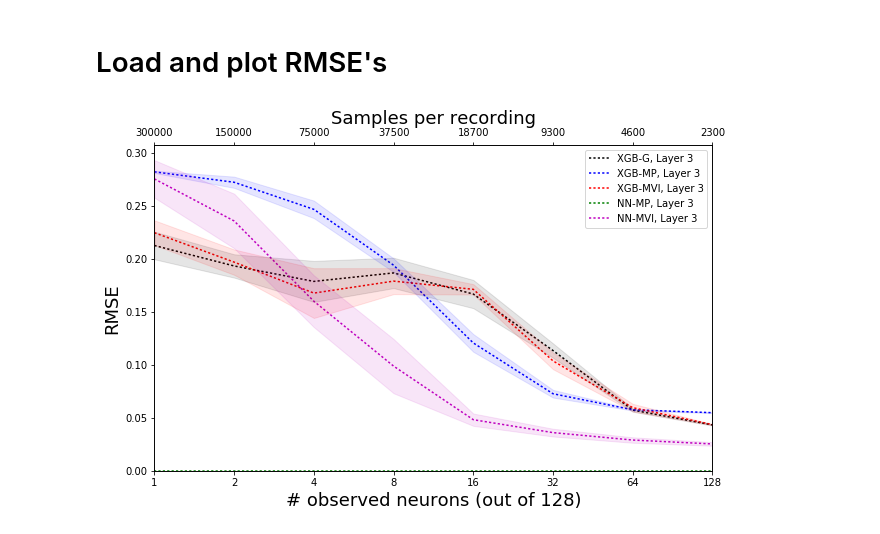
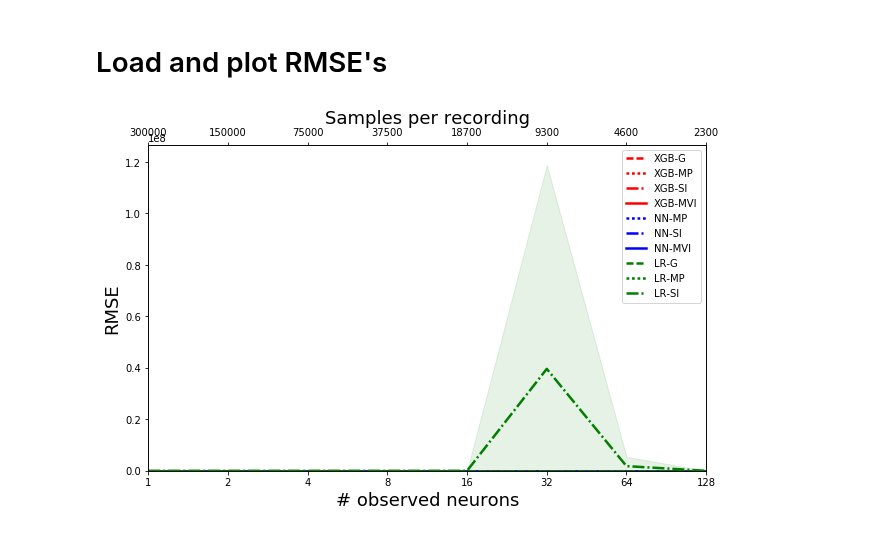
Before and after one commit to striantafillou/partial_recordings, a Jupyter notebook: RE_plot_RMSEs_sof.ipynb, the cells around one changed output. Drawn from its saved outputs; the diff is of its cells as text; code cells hidden in the pictures.

Commit message:
added figure 1

```diff
--- a/RE_plot_RMSEs_sof.ipynb
+++ b/RE_plot_RMSEs_sof.ipynb
@@ -5,56 +5,70 @@ import matplotlib.pyplot as pl
 %matplotlib inline
 import numpy as np
 import pickle
+import os.path
 
-figName = 'figures/RMSEs_XGB_vs_XGBMP'
 x = [2**x for x in range(8)]
 x = range(len(x))
 fig = pl.figure(figsize=(10,6))
 ax1 = fig.add_subplot(111)
 ax1.set_xlim([0, len(x)-1])
 ax2 = ax1.twiny()
 
 
-networks =['NN']
+#networks =['NN']
+network='NN'
 nRecordings =10
-methods =['XGB', 'XGBMP', 'XGBMVI', 'NNMP', 'NNMVI']
-methodLabels =['XGB-G', 'XGB-MP', 'XGB-MVI', 'NN-MP', 'NN-MVI']
-lstyles =['-',  '--', ':']
-colors =['k', 'b', 'r', 'g', 'm', 'c']
-iLayer=2
+#methods =['XGB', 'XGBMP', 'XGBMVI', 'XGBSI', 'NNMP', 'NNMVI', 'NNSI']
+methods = ['XGB', 'NN', 'LR']
+imputationMethods = ['', 'MP', 'SI', 'MVI']
+imputationMethodLs = ['G', 'MP', 'SI', 'MVI']
+#methodLabels =['XGB-G', 'XGB-MP', 'XGB-MVI', 'XGB-SI','NN-MP', 'NN-MVI', 'NN-SI']
+
+markers = ['.', 'x', 'o', '>']
+lstyles =[ '--', ':', '-.','-' ]
+colors =['r', 'b', 'g', 'm', 'c']
+iLayer=0
+figName = 'figures/Figure 1-Layer ' + str(iLayer)
 
 for iMethod in range(len(methods)):
-    for iNetwork in range(len(networks)):
+    for iImputation in range(len(imputationMethods)):
         #for iLayer in range(0,len(layers), 2):
-        fName = 'results/' + methods[iMethod] + '_RMSES_Layer' + str(iLayer) + 'nRec' + \
-                str(nRecordings) + networks[iNetwork] + '.dat'
-        with open(fName,'rb') as f:
-            rmses = pickle.load(f)
-        f.close()
-        y = np.mean(np.mean(rmses, axis=1), axis=0)
-        error = np.std(np.mean(rmses, axis=1), axis=0)
-        ax1.plot(x, y, label=methodLabels[iMethod]+', Layer '+ str(iLayer+1),
-                 color=colors[iMethod],linestyle=lstyles[iLayer])
-        pl.fill_between(x, y-error, y+error, alpha=0.1, color  = colors[iMethod] )
+        curMethod=methods[iMethod]+imputationMethods[iImputation]
+        fName = 'results/' + curMethod + '_RMSES_Layer' + str(iLayer) + 'nRec' + \
+                str(nRecordings) + network + '.dat'
+
+        if os.path.exists(fName):
+
+            with open(fName,'rb') as f:
+                rmses = pickle.load(f)
+            f.close()
+            y = np.mean(np.mean(rmses, axis=1), axis=0)
+            error = np.std(np.mean(rmses, axis=1), axis=0)
+#             ax1.plot(x, y, label=methods[iMethod]+'-'+imputationMethodLs[iImputation]+', Layer '+ str(iLayer+1) , linewidth=2.5,\
+#                      markersize ='10',linestyle=lstyles[iImputation],color=colors[iMethod])#\
+            ax1.plot(x, y, label=methods[iMethod]+'-'+imputationMethodLs[iImputation] , linewidth=2.5,\
+                     markersize ='10',linestyle=lstyles[iImputation],color=colors[iMethod])#\
+                     #color=colors[iMethod], marker = markers[iImputation])#linestyle=lstyles[iImputation])
+            pl.fill_between(x, y-error, y+error, alpha=0.1, color  = colors[iMethod] )
 
 
 legend = ax1.legend(loc='upper right', shadow=False)
-ax1.set_xlabel('# observed neurons (out of 128)', fontsize=18)
+ax1.set_xlabel('# observed neurons', fontsize=18)
 ax2.set_xlabel('Samples per recording',  fontsize=18)
 
 
 ax2.set_xlim(ax1.get_xlim())
 ax1.set_xticklabels( [2**x for x in range(8)])
 nSamples = np.divide(int(30000/nRecordings),[2**x for x in range(8)])*100
 
 ax2.set_xticklabels(nSamples)
 ax1.set_ylabel('RMSE', fontsize=18)
 yl = ax1.get_ylim()
 ax1.set_ylim([0, yl[1]])
 #ax1.set_ylim([0, .5])
 
 pl.draw()
 pl.savefig(figName +'.pdf', format='pdf')
 pl.savefig(figName +'.eps', format='eps', dpi=1000)
 # %% [output]
-[figure, old version]
+[figure, new version]
```
Also changed, not shown: parts of 3 cells of this notebook, 10 other files.
